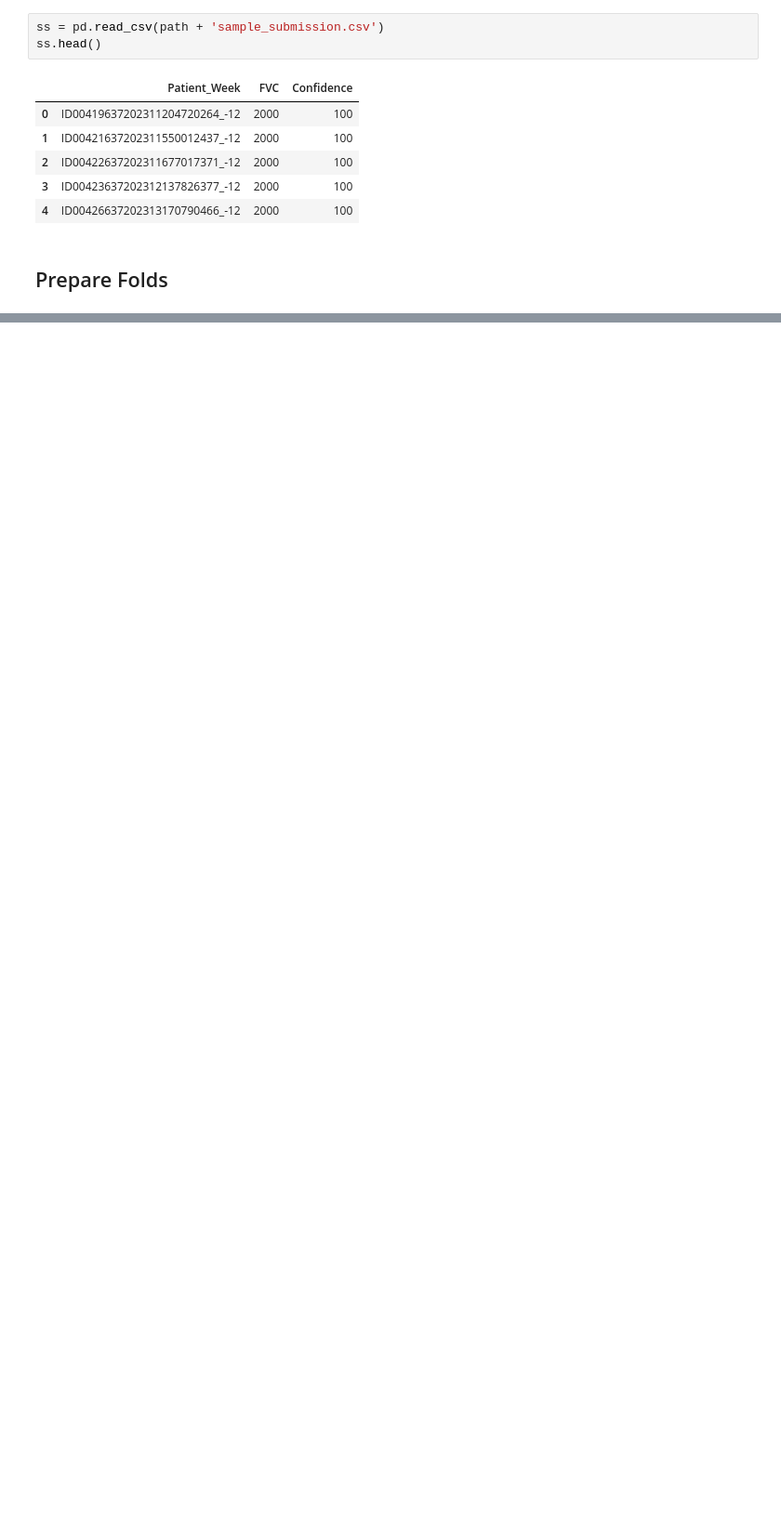
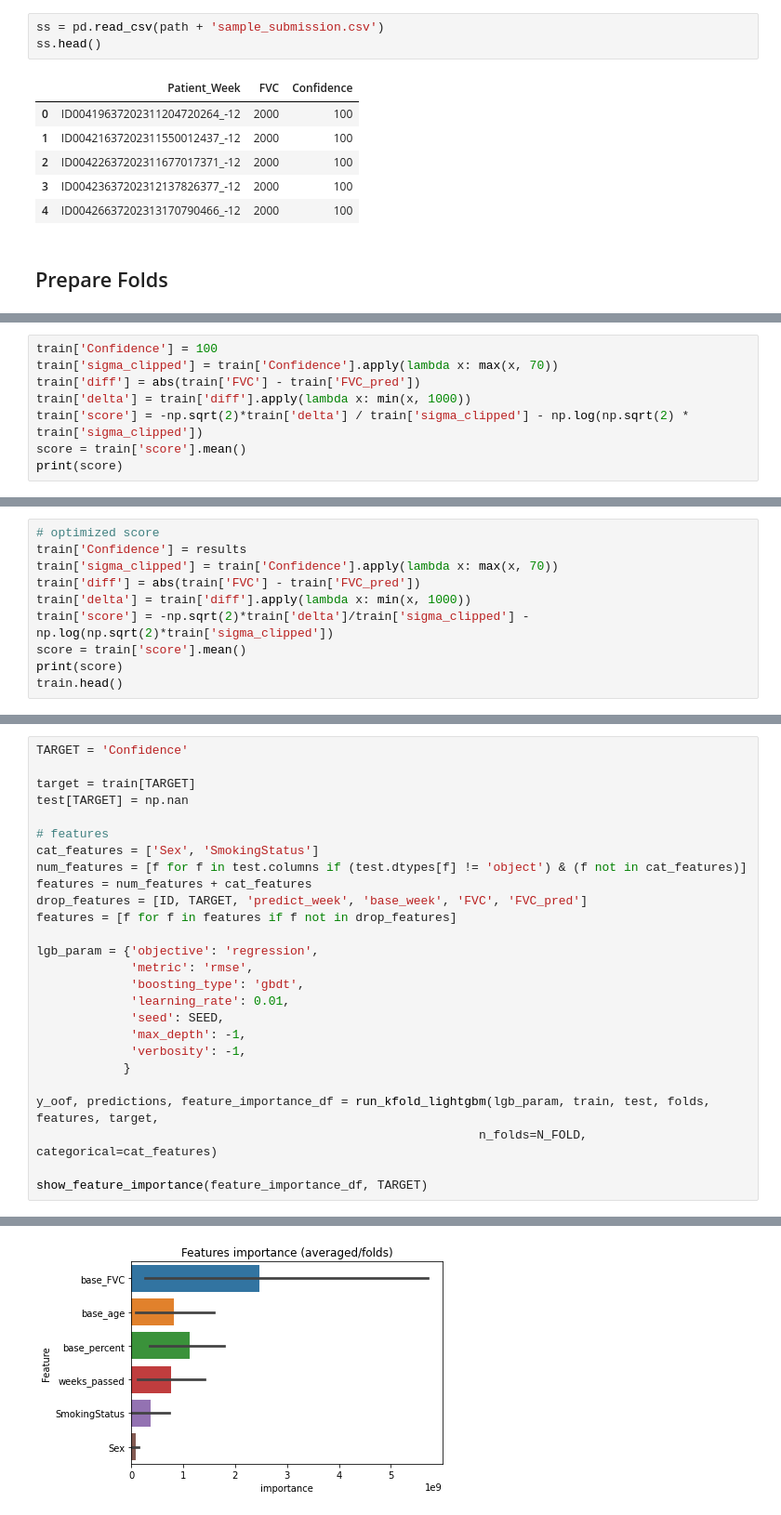
Before and after one commit to prakhar154/OSIC-Pulmonary-Fibrosis-Progression, a Jupyter notebook: models/lgbm.ipynb, the cells around one changed output, grey strips where cells are left out. Shown: that part at 93% size. Saved outputs shown, nothing was run; the diff lists cells and outputs as text; blank space fills up the shorter version.

```diff
--- a/models/lgbm.ipynb
+++ b/models/lgbm.ipynb
@@ -134,0 +312,8 @@ ss.head()
+# %%
+train['Confidence'] = 100
+train['sigma_clipped'] = train['Confidence'].apply(lambda x: max(x, 70))
+train['diff'] = abs(train['FVC'] - train['FVC_pred'])
+train['delta'] = train['diff'].apply(lambda x: min(x, 1000))
+train['score'] = -np.sqrt(2)*train['delta'] / train['sigma_clipped'] - np.log(np.sqrt(2) * train['sigma_clipped'])
+score = train['score'].mean()
+print(score)
@@ -134,0 +349,10 @@ ss.head()
+# %%
+# optimized score
+train['Confidence'] = results
+train['sigma_clipped'] = train['Confidence'].apply(lambda x: max(x, 70))
+train['diff'] = abs(train['FVC'] - train['FVC_pred'])
+train['delta'] = train['diff'].apply(lambda x: min(x, 1000))
+train['score'] = -np.sqrt(2)*train['delta']/train['sigma_clipped'] - np.log(np.sqrt(2)*train['sigma_clipped'])
+score = train['score'].mean()
+print(score)
+train.head()
@@ -134,0 +369,27 @@ ss.head()
+# %%
+TARGET = 'Confidence'
+
+target = train[TARGET]
+test[TARGET] = np.nan
+
+# features
+cat_features = ['Sex', 'SmokingStatus']
+num_features = [f for f in test.columns if (test.dtypes[f] != 'object') & (f not in cat_features)]
+features = num_features + cat_features
+drop_features = [ID, TARGET, 'predict_week', 'base_week', 'FVC', 'FVC_pred']
+features = [f for f in features if f not in drop_features]
+
+lgb_param = {'objective': 'regression',
+             'metric': 'rmse',
+             'boosting_type': 'gbdt',
+             'learning_rate': 0.01,
+             'seed': SEED,
+             'max_depth': -1,
+             'verbosity': -1,
+            }
+
+y_oof, predictions, feature_importance_df = run_kfold_lightgbm(lgb_param, train, test, folds, features, target,
+                                                             n_folds=N_FOLD, categorical=cat_features)
+
+show_feature_importance(feature_importance_df, TARGET)
+# %% [output]
@@ -134,0 +419 @@ ss.head()
+[figure, added]
```
Also changed, not shown: parts of 23 cells of this notebook, 1 other file.
